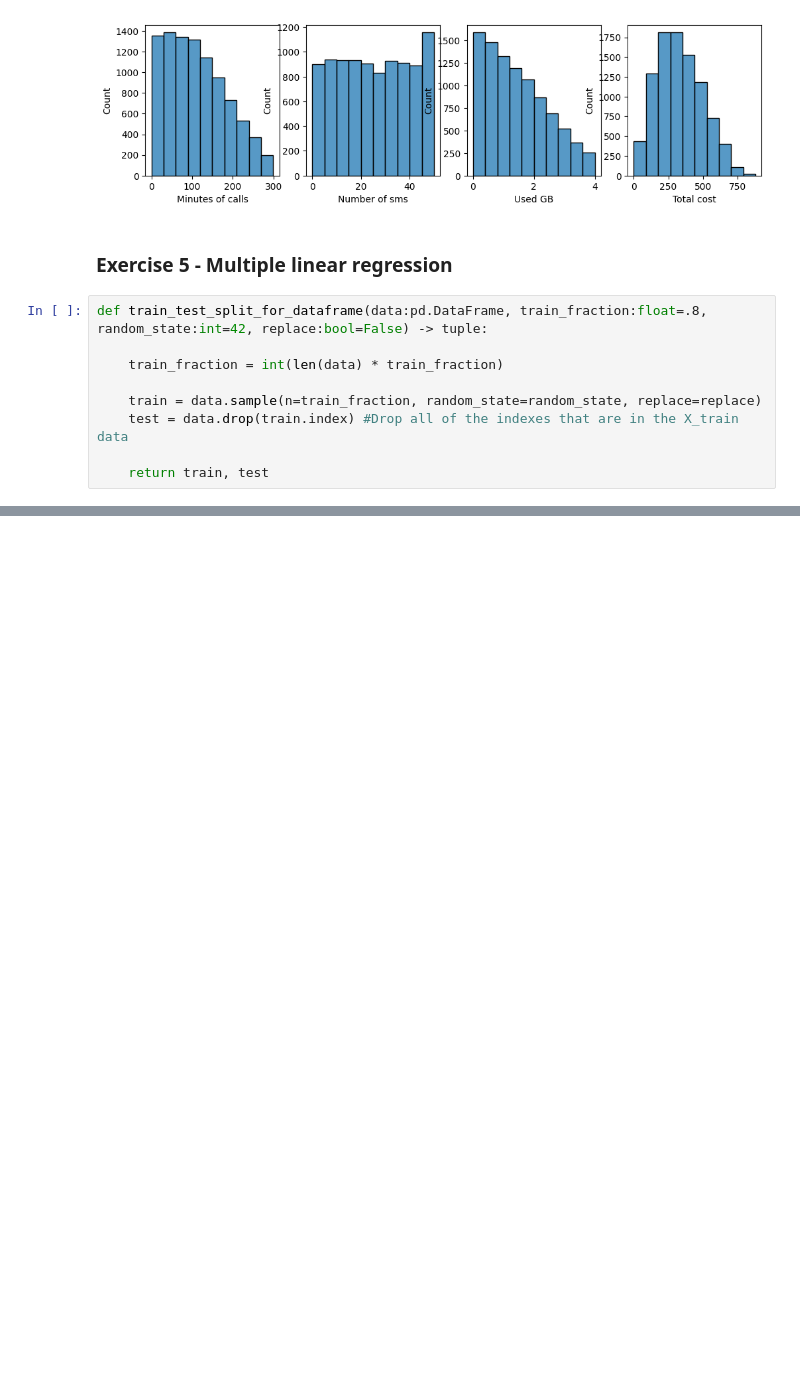
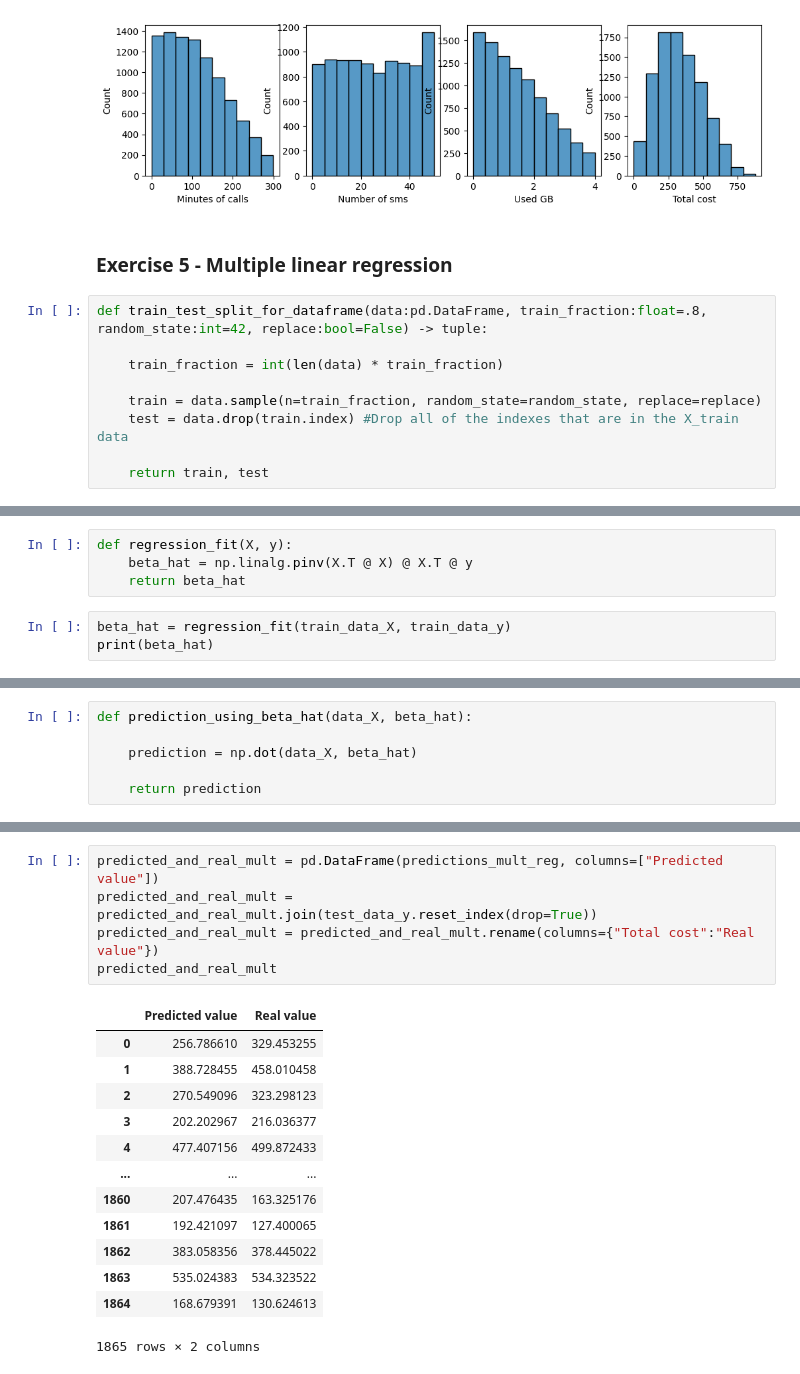
Before and after one commit to Anna-MariaSjolund/Machine-learning, a Jupyter notebook: exercises_0.ipynb, the cells around one changed output, grey strips where cells are left out. Drawn from its saved outputs; the diff is of its cells as text; blank space fills up the shorter version.

```diff
--- a/exercises_0.ipynb
+++ b/exercises_0.ipynb
@@ -314,0 +333,7 @@ print(len(test_data) + len(train_data))
+# %%
+def regression_fit(X, y):
+    beta_hat = np.linalg.pinv(X.T @ X) @ X.T @ y
+    return beta_hat
+# %%
+beta_hat = regression_fit(train_data_X, train_data_y)
+print(beta_hat)
@@ -314,0 +354,6 @@ print(len(test_data) + len(train_data))
+# %%
+def prediction_using_beta_hat(data_X, beta_hat):
+
+    prediction = np.dot(data_X, beta_hat)
+
+    return prediction
@@ -314,0 +371,19 @@ print(len(test_data) + len(train_data))
+# %%
+predicted_and_real_mult = pd.DataFrame(predictions_mult_reg, columns=["Predicted value"])
+predicted_and_real_mult = predicted_and_real_mult.join(test_data_y.reset_index(drop=True))
+predicted_and_real_mult = predicted_and_real_mult.rename(columns={"Total cost":"Real value"})
+predicted_and_real_mult
+# %% [output]
+|  | Predicted value | Real value |
+| 0 | 256.786610 | 329.453255 |
+| 1 | 388.728455 | 458.010458 |
+| 2 | 270.549096 | 323.298123 |
+| 3 | 202.202967 | 216.036377 |
+| 4 | 477.407156 | 499.872433 |
+| ... | ... | ... |
+| 1860 | 207.476435 | 163.325176 |
+| 1861 | 192.421097 | 127.400065 |
+| 1862 | 383.058356 | 378.445022 |
+| 1863 | 535.024383 | 534.323522 |
+| 1864 | 168.679391 | 130.624613 |
+1865 rows × 2 columns
```
Also changed, not shown: parts of 20 cells of this notebook.
